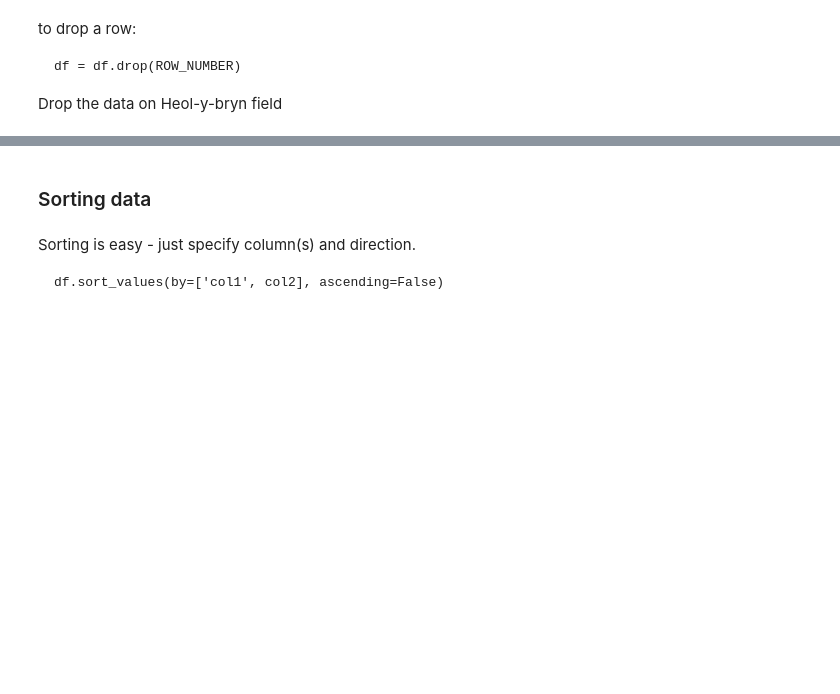
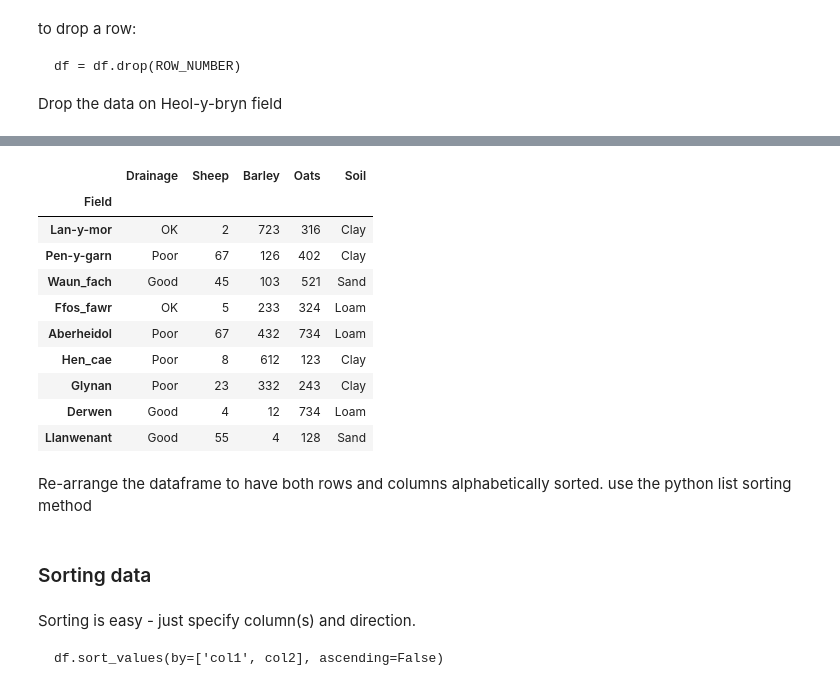
Before and after one commit to nicksavill/DEB_development, a Jupyter notebook: Week_02/Class_3_interactive.ipynb, the cells around one changed output, grey strips where cells are left out. Saved outputs shown, nothing was run; the diff lists cells and outputs as text; code cells hidden in the pictures; blank space fills up the shorter version.

```diff
--- a/Week_02/Class_3_interactive.ipynb
+++ b/Week_02/Class_3_interactive.ipynb
@@ -114,0 +175,2 @@ df
+# %%
+fields_new = fields[-2:] + fields[:-2]
@@ -115,3 +189,21 @@ df
+# %%
+df3 = df.reindex(fields_new)
+df3
+# %% [output]
+|  | Drainage | Sheep | Barley | Oats | Soil |
+| Field |  |  |  |  |  |
+| Lan-y-mor | OK | 2 | 723 | 316 | Clay |
+| Pen-y-garn | Poor | 67 | 126 | 402 | Clay |
+| Waun_fach | Good | 45 | 103 | 521 | Sand |
+| Ffos_fawr | OK | 5 | 233 | 324 | Loam |
+| Aberheidol | Poor | 67 | 432 | 734 | Loam |
+| Hen_cae | Poor | 8 | 612 | 123 | Clay |
+| Glynan | Poor | 23 | 332 | 243 | Clay |
+| Derwen | Good | 4 | 12 | 734 | Loam |
+| Llanwenant | Good | 55 | 4 | 128 | Sand |
+# %% [markdown]
+Re-arrange the dataframe to have both rows and columns alphabetically sorted.
+use the python list sorting method
 # %% [markdown]
 ### Sorting data
 # %% [markdown]
```
Also changed, not shown: parts of 30 cells of this notebook, 2 other files.
